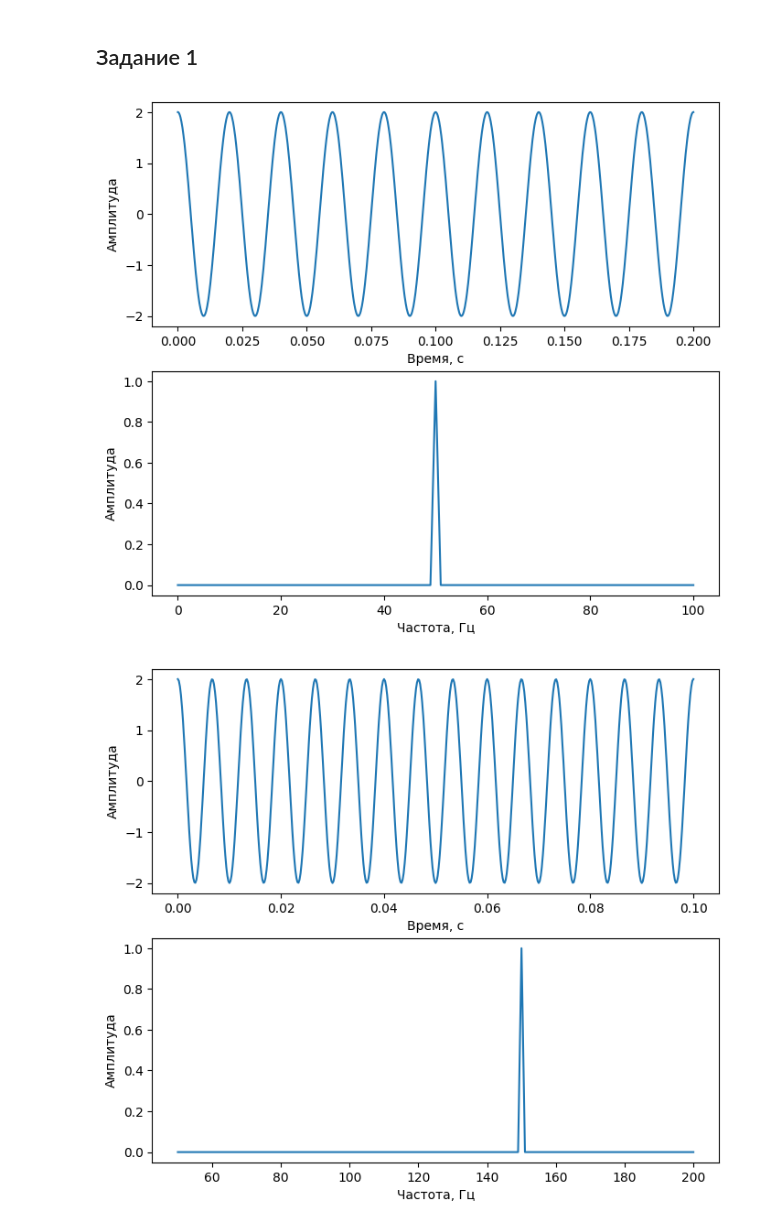
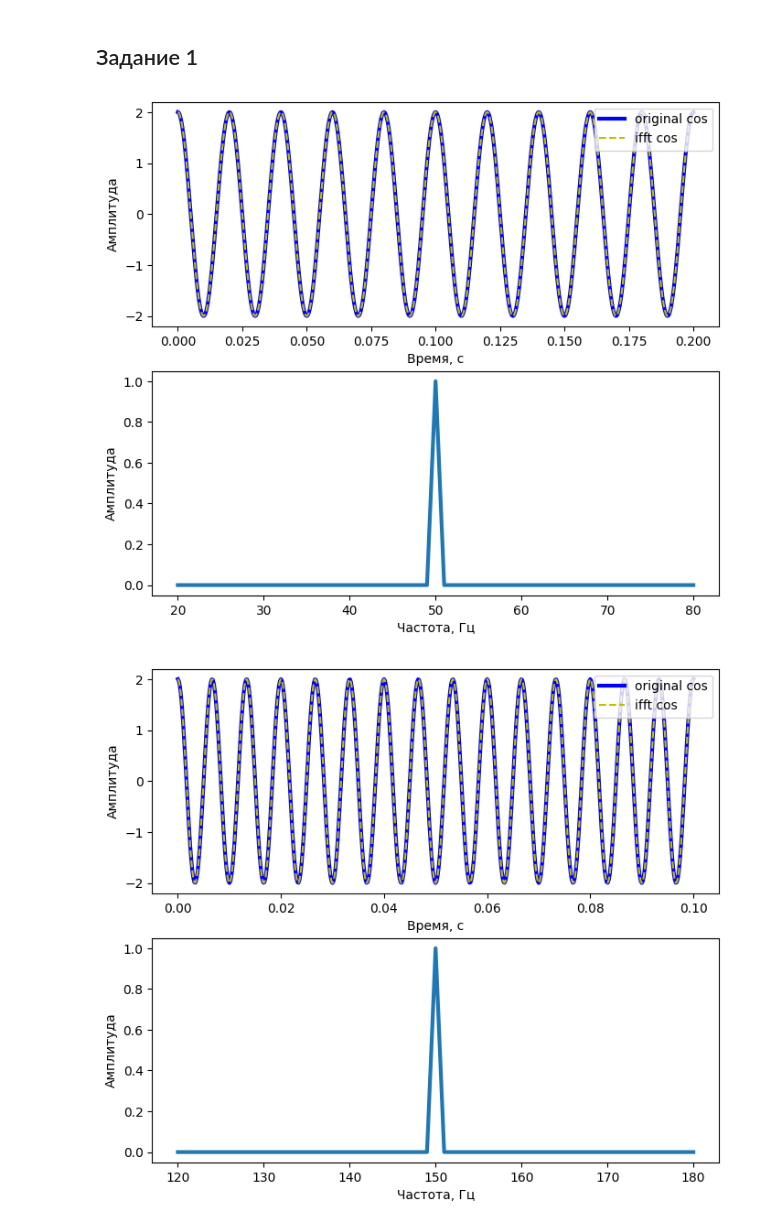
Before and after one commit to HerrPhoton/Digital-signal-processing, a Jupyter notebook: Lab2.ipynb, the cells around one changed output. Saved outputs shown, nothing was run; the diff lists cells and outputs as text; code cells hidden in the pictures.

Commit message:
ifft

```diff
--- a/Lab2.ipynb
+++ b/Lab2.ipynb
@@ -58,7 +88,7 @@ def plot_signal_and_freq(x: np.ndarray, y: np.ndarray, xfft: np.ndarray, yfft: n
 # %%
-def func_x(func, A: float, T: float, start_point: float, end_point: float, sample_rate: int):
+def func_x(func, A: float, T: float, t: tuple, sample_rate: int = 1000):
 
-    x = np.linspace(start_point, end_point, num = sample_rate, endpoint = False)
+    x = np.linspace(t[0], t[1], num = sample_rate, endpoint = False)
     y = np.apply_along_axis(lambda z: func(z, A, cyclic_freq(T)), 0, x)
 
     return x, y
@@ -77,12 +105,3 @@ T2 = period(f2)
 # %%
-x0, y0 = func_x(cos_func, A, T1, 0, 1, SAMPLE_RATE)
-x1, y1 = func_x(cos_func, A, T2, 0, 1, SAMPLE_RATE)
-
-xfft0, yfft0 = apply_fft(np.fft.fft, y0, f0 = 0, f1 = 100)
-xfft1, yfft1 = apply_fft(np.fft.fft, y1, f0 = 50, f1 = 200)
+x, y0 = func_x(cos_func, A, period(f1), (0, 1), sample_rate = SAMPLE_RATE)
+x1, y1 = func_x(cos_func, A, period(f2), (0, 1), sample_rate = SAMPLE_RATE)
-# %%
-plot_signal_and_freq(x0, y0, xfft0, yfft0, t0 = 0, t1 = 0.2)
-plot_signal_and_freq(x1, y1, xfft1, yfft1, t0 = 0, t1 = 0.1)
-# %% [output]
-[figure, removed]
-[figure, removed]
@@ -88,0 +114,15 @@ plot_signal_and_freq(x1, y1, xfft1, yfft1, t0 = 0, t1 = 0.1)
+# %%
+xfft0, yfft0 = apply_fft(y0)
+xfft1, yfft1 = apply_fft(y1)
+# %%
+yifft0 = np.fft.ifft(yfft0).real
+yifft1 = np.fft.ifft(yfft1).real
+# %%
+plot_signal(x, y0, y1 = yifft0, xf = xfft0, yf0 = yfft0, t = (0, 0.2), f = (20, 80), \
+            label_y0 = 'original cos', label_y1 = 'ifft cos')
+
+plot_signal(x1, y1, y1 = yifft1, xf = xfft1, yf0 = yfft1, t = (0, 0.1), f = (120, 180), \
+            label_y0 = 'original cos', label_y1 = 'ifft cos')
+# %% [output]
+[figure, added]
+[figure, added]
```
Also changed, not shown: parts of 7 cells of this notebook.
